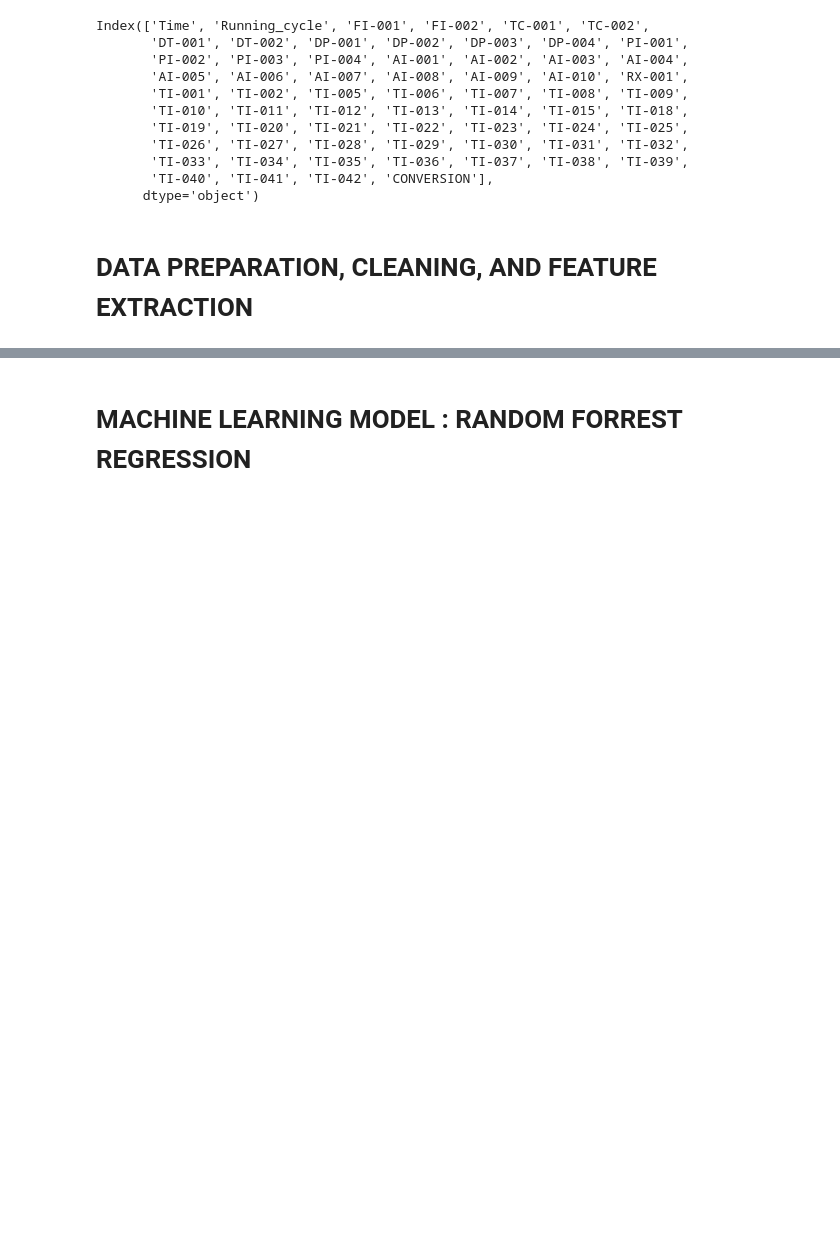
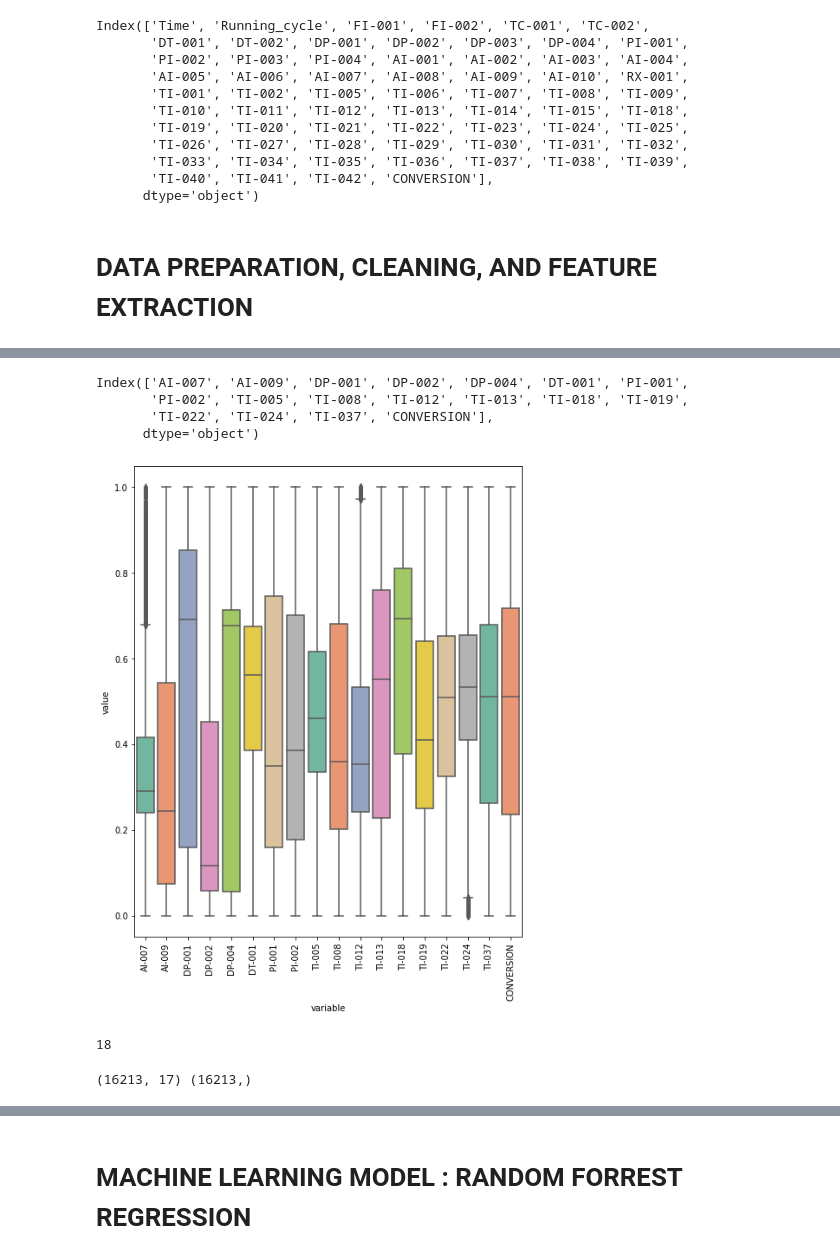
Before and after one commit to WisnuHanif/reactor_data, a Jupyter notebook: thesis_project.ipynb, the cells around one changed output, grey strips where cells are left out. Drawn from its saved outputs; the diff is of its cells as text; code cells hidden in the pictures; blank space fills up the shorter version.

```diff
--- a/thesis_project.ipynb
+++ b/thesis_project.ipynb
@@ -131,0 +283,7 @@ corr2.style.background_gradient(cmap='coolwarm')
+# %%
+#Data Scaling with normalization
+from sklearn.preprocessing import MinMaxScaler
+scaler = MinMaxScaler()
+# transform data
+scaled_data = pd.DataFrame(scaler.fit_transform(prep5), columns = prep5.columns)
+print(scaled_data)
@@ -183,7 +422,0 @@ prep7 = prep7.drop(['TI-007','TI-011', 'TI-014'], axis = 1)
-# %%
-#Data Scaling with normalization
-from sklearn.preprocessing import MinMaxScaler
-scaler = MinMaxScaler()
-# transform data
-scaled_data = pd.DataFrame(scaler.fit_transform(prep7), columns = prep7.columns)
-print(scaled_data)
@@ -192,15 +484,37 @@ scaled_data.describe()
+# %%
+prep8.columns
+# %% [output]
+Index(['AI-007', 'AI-009', 'DP-001', 'DP-002', 'DP-004', 'DT-001', 'PI-001',
+       'PI-002', 'TI-005', 'TI-008', 'TI-012', 'TI-013', 'TI-018', 'TI-019',
+       'TI-022', 'TI-024', 'TI-037', 'CONVERSION'],
+      dtype='object')
+# %%
+all_boxplot = sns.boxplot(x="variable", y="value", data=pd.melt(pd.DataFrame(data=scaled_data,
+        columns=['AI-007', 'AI-009', 'DP-001', 'DP-002', 'DP-004', 'DT-001', 'PI-001',
+       'PI-002', 'TI-005', 'TI-008', 'TI-012', 'TI-013', 'TI-018', 'TI-019',
+       'TI-022', 'TI-024', 'TI-037', 'CONVERSION'])), linewidth=1.5, palette="Set2")
+plt.setp(all_boxplot.get_xticklabels(), rotation=90)
+plt.show()
+# %% [output]
+[figure, added]
+# %%
+len(prep8.columns)
+# %% [output]
+18
 # %%
 #Select data for predictors and target
 
 #Import the features
-X_df = scaled_data.drop('CONVERSION', axis = 1)
-X = scaled_data.drop('CONVERSION', axis = 1).values.astype(float).reshape(-1, len(scaled_data.columns)-1)
+X_df = prep8.drop('CONVERSION', axis = 1)
+X = prep8.drop('CONVERSION', axis = 1).values.astype(float).reshape(-1, len(prep8.columns)-1)
 
 # Extract the target
-y_df = scaled_data['CONVERSION']
-y = scaled_data['CONVERSION'].values.astype(float)
+y_df = prep8['CONVERSION']
+y = prep8['CONVERSION'].values.astype(float)
 
 print(X.shape, y.shape)
+# %% [output]
+(16213, 17) (16213,)
 # %%
 #Create function to return conversion scale for later use
 def return_conversion_scale(variable_plot):
```
Also changed, not shown: parts of 110 cells of this notebook.
